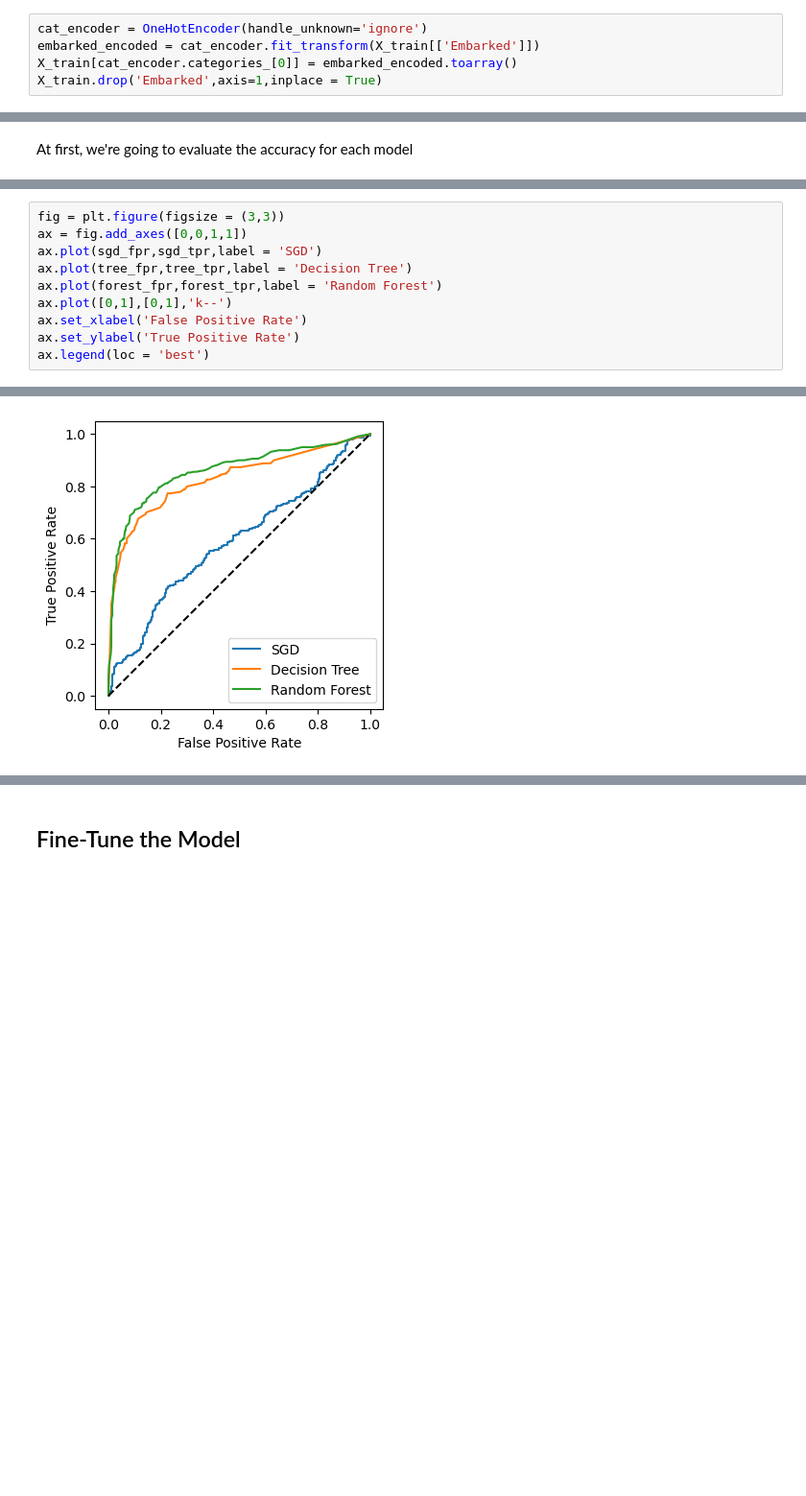
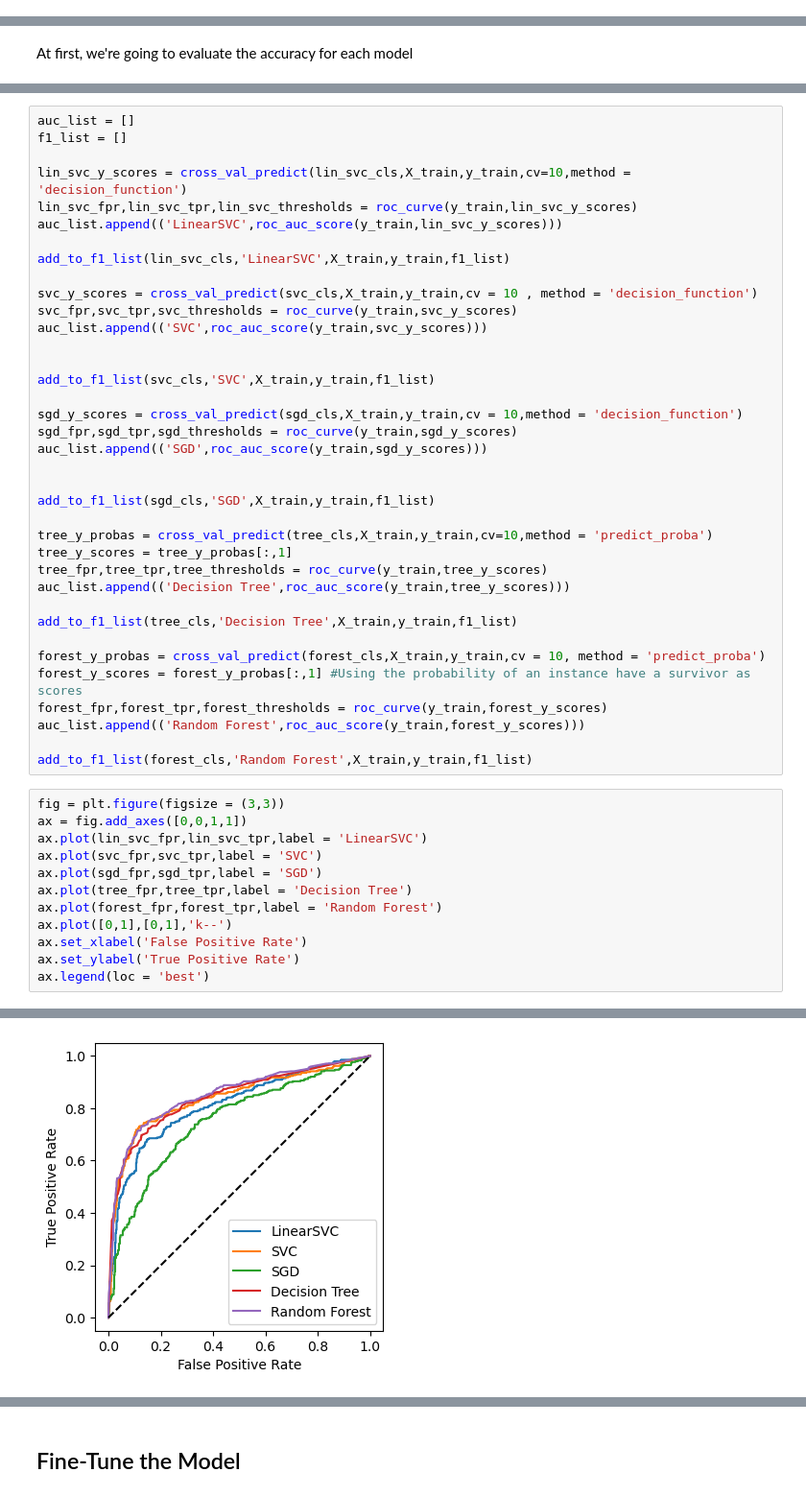
Before and after one commit to italojsr/Titanic, a Jupyter notebook: titanic.ipynb, the cells around one changed output, grey strips where cells are left out. Shown: that part at 96% size. Cells and saved outputs as stored; diff of their text form; blank space fills up the shorter version.

Commit message:
predicting survivors

```diff
--- a/titanic.ipynb
+++ b/titanic.ipynb
@@ -345,5 +347,0 @@ Embarked attribute isn't an ordinal category, so we may use one-hot enconding
-# %%
-cat_encoder = OneHotEncoder(handle_unknown='ignore')
-embarked_encoded = cat_encoder.fit_transform(X_train[['Embarked']])
-X_train[cat_encoder.categories_[0]] = embarked_encoded.toarray()
-X_train.drop('Embarked',axis=1,inplace = True)
@@ -410,13 +483,52 @@ forest_fpr,forest_tpr,forest_thresholds = roc_curve(y_train,forest_y_scores)
+# %%
+auc_list = []
+f1_list = []
+
+lin_svc_y_scores = cross_val_predict(lin_svc_cls,X_train,y_train,cv=10,method = 'decision_function')
+lin_svc_fpr,lin_svc_tpr,lin_svc_thresholds = roc_curve(y_train,lin_svc_y_scores)
+auc_list.append(('LinearSVC',roc_auc_score(y_train,lin_svc_y_scores)))
+
+add_to_f1_list(lin_svc_cls,'LinearSVC',X_train,y_train,f1_list)
+
+svc_y_scores = cross_val_predict(svc_cls,X_train,y_train,cv = 10 , method = 'decision_function')
+svc_fpr,svc_tpr,svc_thresholds = roc_curve(y_train,svc_y_scores)
+auc_list.append(('SVC',roc_auc_score(y_train,svc_y_scores)))
+
+
+add_to_f1_list(svc_cls,'SVC',X_train,y_train,f1_list)
+
+sgd_y_scores = cross_val_predict(sgd_cls,X_train,y_train,cv = 10,method = 'decision_function')
+sgd_fpr,sgd_tpr,sgd_thresholds = roc_curve(y_train,sgd_y_scores)
+auc_list.append(('SGD',roc_auc_score(y_train,sgd_y_scores)))
+
+
+add_to_f1_list(sgd_cls,'SGD',X_train,y_train,f1_list)
+
+tree_y_probas = cross_val_predict(tree_cls,X_train,y_train,cv=10,method = 'predict_proba')
+tree_y_scores = tree_y_probas[:,1]
+tree_fpr,tree_tpr,tree_thresholds = roc_curve(y_train,tree_y_scores)
+auc_list.append(('Decision Tree',roc_auc_score(y_train,tree_y_scores)))
+
+add_to_f1_list(tree_cls,'Decision Tree',X_train,y_train,f1_list)
+
+forest_y_probas = cross_val_predict(forest_cls,X_train,y_train,cv = 10, method = 'predict_proba')
+forest_y_scores = forest_y_probas[:,1] #Using the probability of an instance have a survivor as scores
+forest_fpr,forest_tpr,forest_thresholds = roc_curve(y_train,forest_y_scores)
+auc_list.append(('Random Forest',roc_auc_score(y_train,forest_y_scores)))
+
+add_to_f1_list(forest_cls,'Random Forest',X_train,y_train,f1_list)
 # %%
 fig = plt.figure(figsize = (3,3))
 ax = fig.add_axes([0,0,1,1])
+ax.plot(lin_svc_fpr,lin_svc_tpr,label = 'LinearSVC')
+ax.plot(svc_fpr,svc_tpr,label = 'SVC')
 ax.plot(sgd_fpr,sgd_tpr,label = 'SGD')
 ax.plot(tree_fpr,tree_tpr,label = 'Decision Tree')
 ax.plot(forest_fpr,forest_tpr,label = 'Random Forest')
 ax.plot([0,1],[0,1],'k--')
 ax.set_xlabel('False Positive Rate')
 ax.set_ylabel('True Positive Rate')
 ax.legend(loc = 'best')
 # %% [output]
 <matplotlib.legend.Legend at 0x...>
-[figure, old version]
+[figure, new version]
```
Also changed, not shown: parts of 58 cells of this notebook, 2 other files.
